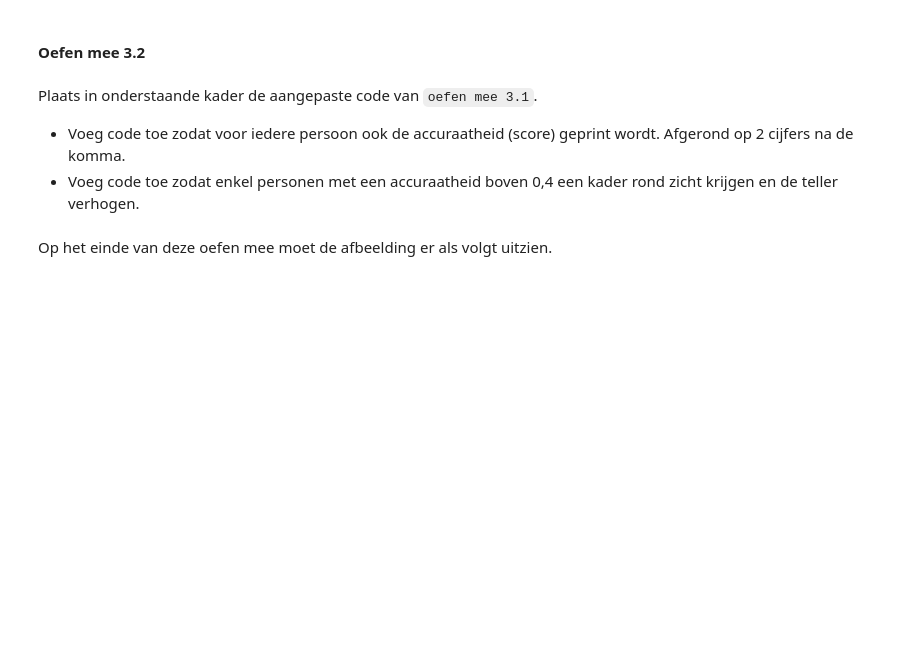
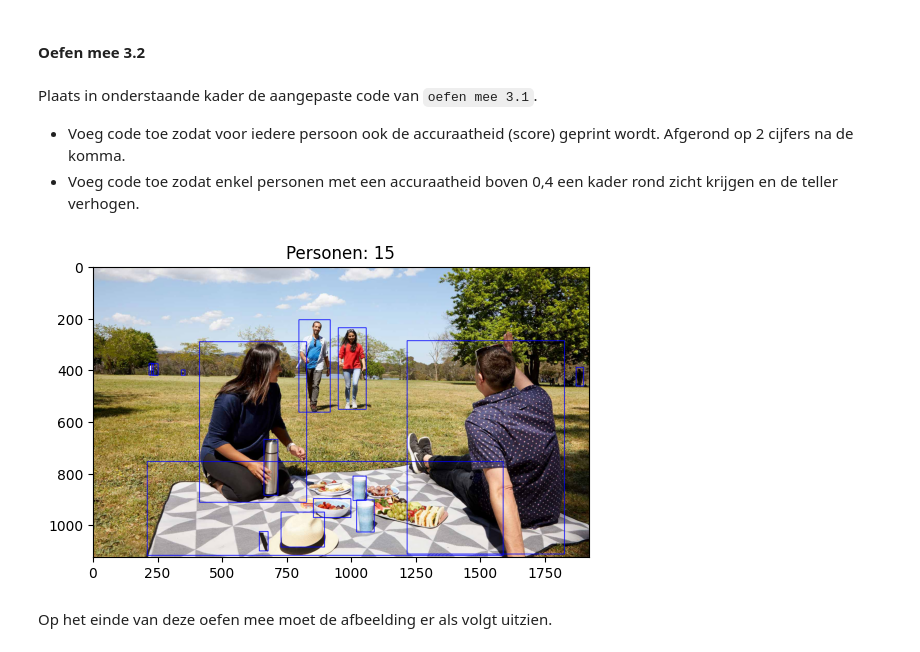
Before and after one commit to elmooooooooooo/6IICT_PROG4_2023_2024, a Jupyter notebook: hfst_8/objectdetectie/2_YOLOdetectie.ipynb, the cells around one changed output. Cells and saved outputs as stored; diff of their text form; code cells hidden in the pictures; blank space fills up the shorter version.

```diff
--- a/hfst_8/objectdetectie/2_YOLOdetectie.ipynb
+++ b/hfst_8/objectdetectie/2_YOLOdetectie.ipynb
@@ -293,3 +320,25 @@ Plaats in onderstaande kader de aangepaste code van `oefen mee 3.1`.
+# %%
+# TODO: vul aan met code uit oefen mee 3.1.
+
+
+aantal = 0
+
+# STAP 1: inladen afbeelding.
+afbeelding = cv2.imread('../_afbeeldingen/park_picnic.jpg')
+afbeelding = cv2.cvtColor(afbeelding, cv2.COLOR_BGR2RGB)
+
+# STAP 2: detecteer objecten & teken rechthoeken.
+objecten = yolo(afbeelding, verbose=False)[0]
+for object in objecten.boxes.data.tolist():
+    x1, y1, x2, y2, score, class_id = object
+    x1, y1, x2, y2, class_id = int(x1), int(y1), int(x2), int(y2), int(class_id)
+    cv2.rectangle(afbeelding, (x1, y1), (x2,y2), (0,0,255), 2)
+    aantal = aantal+1
+
+# STAP 3: tonen verwerkte afbeelding.
+plt_imshow(f"Personen: {aantal}", afbeelding)
+# %% [output]
+[figure, added]
 # %% [markdown]
 Op het einde van deze oefen mee moet de afbeelding er als volgt uitzien.
 # %% [markdown]
```
Also changed, not shown: parts of 19 cells of this notebook.
